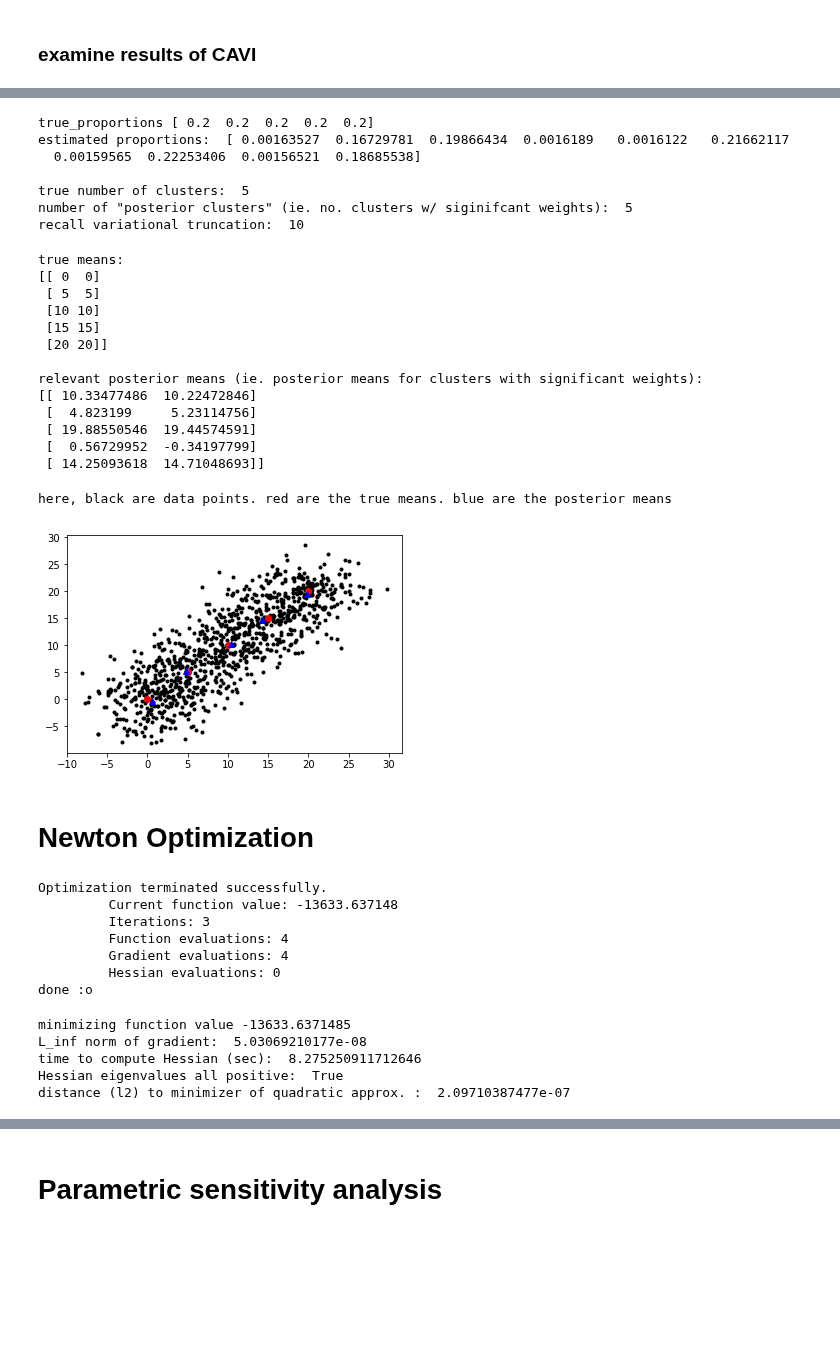
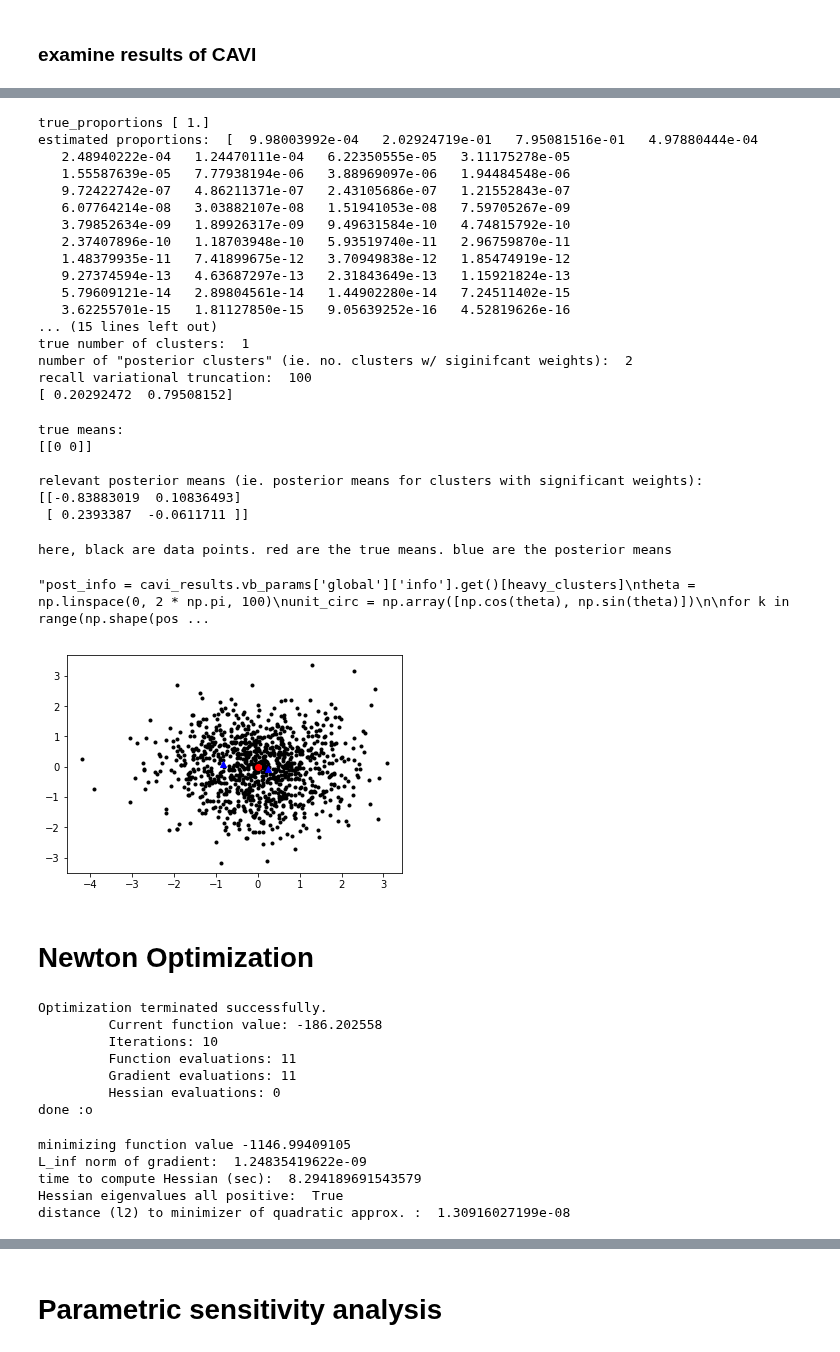
Before and after one commit to Runjing-Liu120/Variational_BNP_robustness, a Jupyter notebook: DP_mixture/DP_normal_mixture.ipynb, the cells around one changed output, grey strips where cells are left out. Saved outputs shown, nothing was run; the diff lists cells and outputs as text; code cells hidden in the pictures; blank space fills up the shorter version.

```diff
--- a/DP_mixture/DP_normal_mixture.ipynb
+++ b/DP_mixture/DP_normal_mixture.ipynb
@@ -38,7 +38,7 @@ np.random.seed(52432)
 # data parameters
 num_obs = 1000 # number of observations
 x_dim = 2 # dimension of observations
-k_true = 5 # true number of clusters
+k_true = 2 # true number of clusters
 
 info_x = 0.1 * np.eye(x_dim)
 
@@ -46,12 +46,12 @@ x, true_mu, true_z, true_pi = dp.draw_data(info_x, x_dim, k_true, num_obs)
 
 
 # prior parameters
-alpha = 2.0 # DP parameter
+alpha = 1.0 # DP parameter
 prior_mu = np.mean(x, axis = 0)
 prior_info = 0.1 * np.eye(x_dim)
 
 # variational truncation
-k_approx = 10
+k_approx = 100
 # %%
 # visualize the data
 plt.plot(x[:,0], x[:,1], 'k.')
@@ -171,14 +170,26 @@ heavy_clusters = post_pi > 1 / k_approx # clusters with significant weights
 print('true number of clusters: ', k_true)
 print('number of "posterior clusters" (ie. no. clusters w/ siginifcant weights): ', np.sum(post_pi > 1 / k_approx))
 print('recall variational truncation: ', k_approx)
+
+print(post_pi[heavy_clusters])
 # %% [output]
-true_proportions [ 0.2  0.2  0.2  0.2  0.2]
-estimated proportions:  [ 0.00163527  0.16729781  0.19866434  0.0016189   0.0016122   0.21662117
-  0.00159565  0.22253406  0.00156521  0.18685538]
-
-true number of clusters:  5
-number of "posterior clusters" (ie. no. clusters w/ siginifcant weights):  5
-recall variational truncation:  10
+true_proportions [ 1.]
+estimated proportions:  [  9.98003992e-04   2.02924719e-01   7.95081516e-01   4.97880444e-04
+   2.48940222e-04   1.24470111e-04   6.22350555e-05   3.11175278e-05
+   1.55587639e-05   7.77938194e-06   3.88969097e-06   1.94484548e-06
+   9.72422742e-07   4.86211371e-07   2.43105686e-07   1.21552843e-07
+   6.07764214e-08   3.03882107e-08   1.51941053e-08   7.59705267e-09
+   3.79852634e-09   1.89926317e-09   9.49631584e-10   4.74815792e-10
+   2.37407896e-10   1.18703948e-10   5.93519740e-11   2.96759870e-11
+   1.48379935e-11   7.41899675e-12   3.70949838e-12   1.85474919e-12
+   9.27374594e-13   4.63687297e-13   2.31843649e-13   1.15921824e-13
+   5.79609121e-14   2.89804561e-14   1.44902280e-14   7.24511402e-15
+   3.62255701e-15   1.81127850e-15   9.05639252e-16   4.52819626e-16
+... (15 lines left out)
+true number of clusters:  1
+number of "posterior clusters" (ie. no. clusters w/ siginifcant weights):  2
+recall variational truncation:  100
+[ 0.20292472  0.79508152]
 # %%
 # lets look at posterior means
 print('true means: ')
@@ -189,31 +200,34 @@ post_mean = cavi_results.vb_params['global']['mu'].get()[heavy_clusters, :]
 print(post_mean)
 # %% [output]
 true means:
-[[ 0  0]
- [ 5  5]
- [10 10]
- [15 15]
- [20 20]]
+[[0 0]]
 
 relevant posterior means (ie. posterior means for clusters with significant weights):
-[[ 10.33477486  10.22472846]
- [  4.823199     5.23114756]
- [ 19.88550546  19.44574591]
- [  0.56729952  -0.34197799]
- [ 14.25093618  14.71048693]]
+[[-0.83883019  0.10836493]
+ [ 0.2393387  -0.0611711 ]]
 # %%
 # visualize the data
 plt.plot(x[:,0], x[:,1], 'k.')
 for k in range(k_true):
     plt.plot(true_mu[k, 0], true_mu[k, 1], 'ro')
 
 for k in range(np.shape(post_mean)[0]):
     plt.plot(post_mean[k, 0], post_mean[k, 1], 'b^')
 
+
 print('here, black are data points. red are the true means. blue are the posterior means')
+
+
+"""post_info = cavi_results.vb_params['global']['info'].get()[heavy_clusters]
+theta = np.linspace(0, 2 * np.pi, 100)
+unit_circ = np.array([np.cos(theta), np.sin(theta)])
+
+for k in range(np.shape(post_mean)[0]):
+    plt.plot()"""
 # %% [output]
 here, black are data points. red are the true means. blue are the posterior means
+"post_info = cavi_results.vb_params['global']['info'].get()[heavy_clusters]\ntheta = np.linspace(0, 2 * np.pi, 100)\nunit_circ = np.array([np.cos(theta), np.sin(theta)])\n\nfor k in range(np.shape(pos ...
-[figure, old version]
+[figure, new version]
 # %% [markdown]
 # Newton Optimization
 # %%
@@ -234,10 +248,10 @@ newton_tr_init = cavi_results.vb_params['global'].get_free() # initialize with r
 newton_tr_opt = minimize_kl(kl_obj, newton_tr_init) # run Newton
 # %% [output]
 Optimization terminated successfully.
-         Current function value: -13633.637148
-         Iterations: 3
-         Function evaluations: 4
-         Gradient evaluations: 4
+         Current function value: -186.202558
+         Iterations: 10
+         Function evaluations: 11
+         Gradient evaluations: 11
          Hessian evaluations: 0
 done :o
 # %%
@@ -266,11 +280,11 @@ print('time to compute Hessian (sec): ', hessian_time)
 print('Hessian eigenvalues all positive: ', np.all(hessian_evals > 0))
 print('distance (l2) to minimizer of quadratic approx. : ', np.linalg.norm(-np.linalg.solve(kl_hessian, kl_grad)))
 # %% [output]
-minimizing function value -13633.6371485
-L_inf norm of gradient:  5.03069210177e-08
-time to compute Hessian (sec):  8.275250911712646
+minimizing function value -1146.99409105
+L_inf norm of gradient:  1.24835419622e-09
+time to compute Hessian (sec):  8.294189691543579
 Hessian eigenvalues all positive:  True
-distance (l2) to minimizer of quadratic approx. :  2.09710387477e-07
+distance (l2) to minimizer of quadratic approx. :  1.30916027199e-08
 # %%
 # plot posterior predictive
 e_z = newton_results.vb_params['local']['e_z'].get()
```
Also changed, not shown: parts of 17 cells of this notebook, 3 other files.
